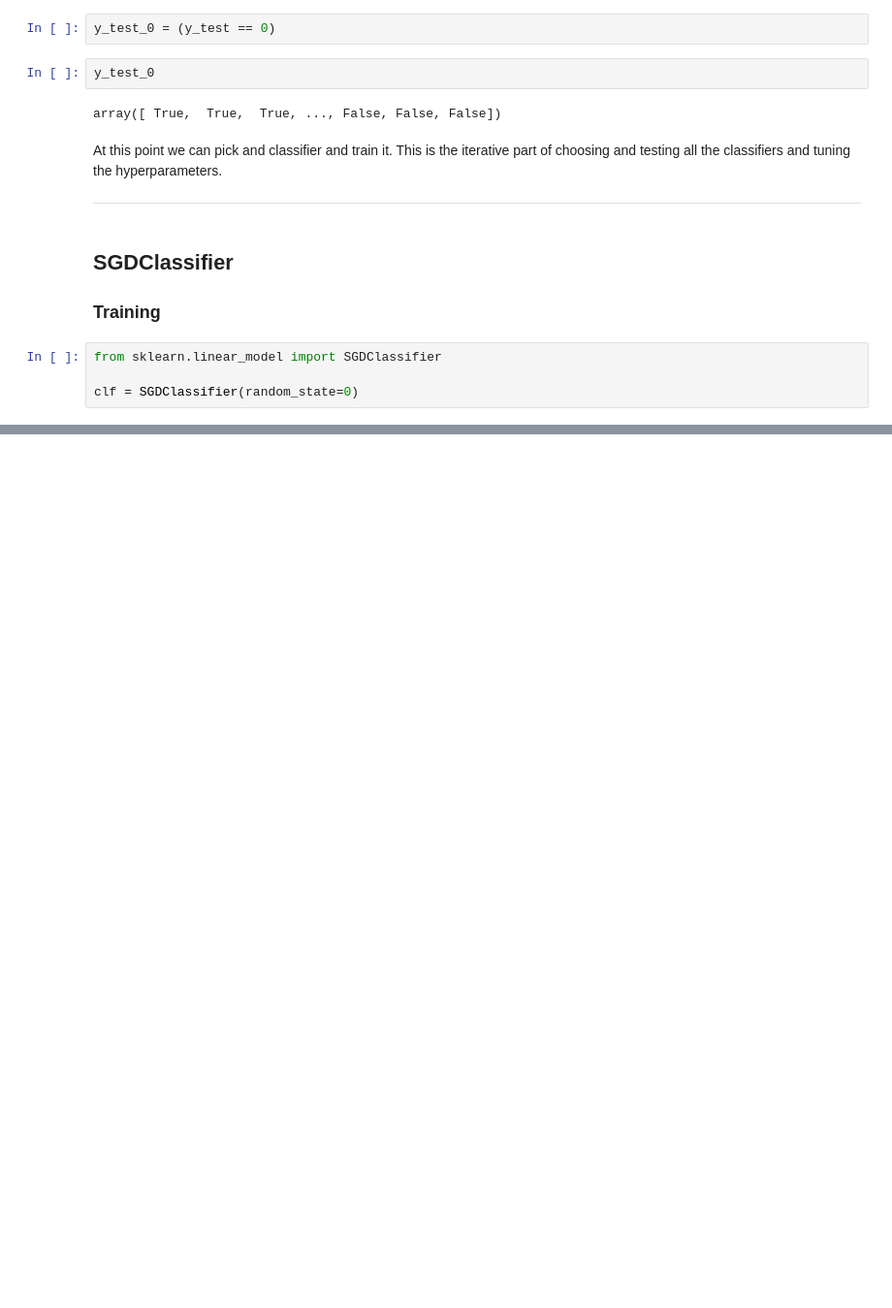
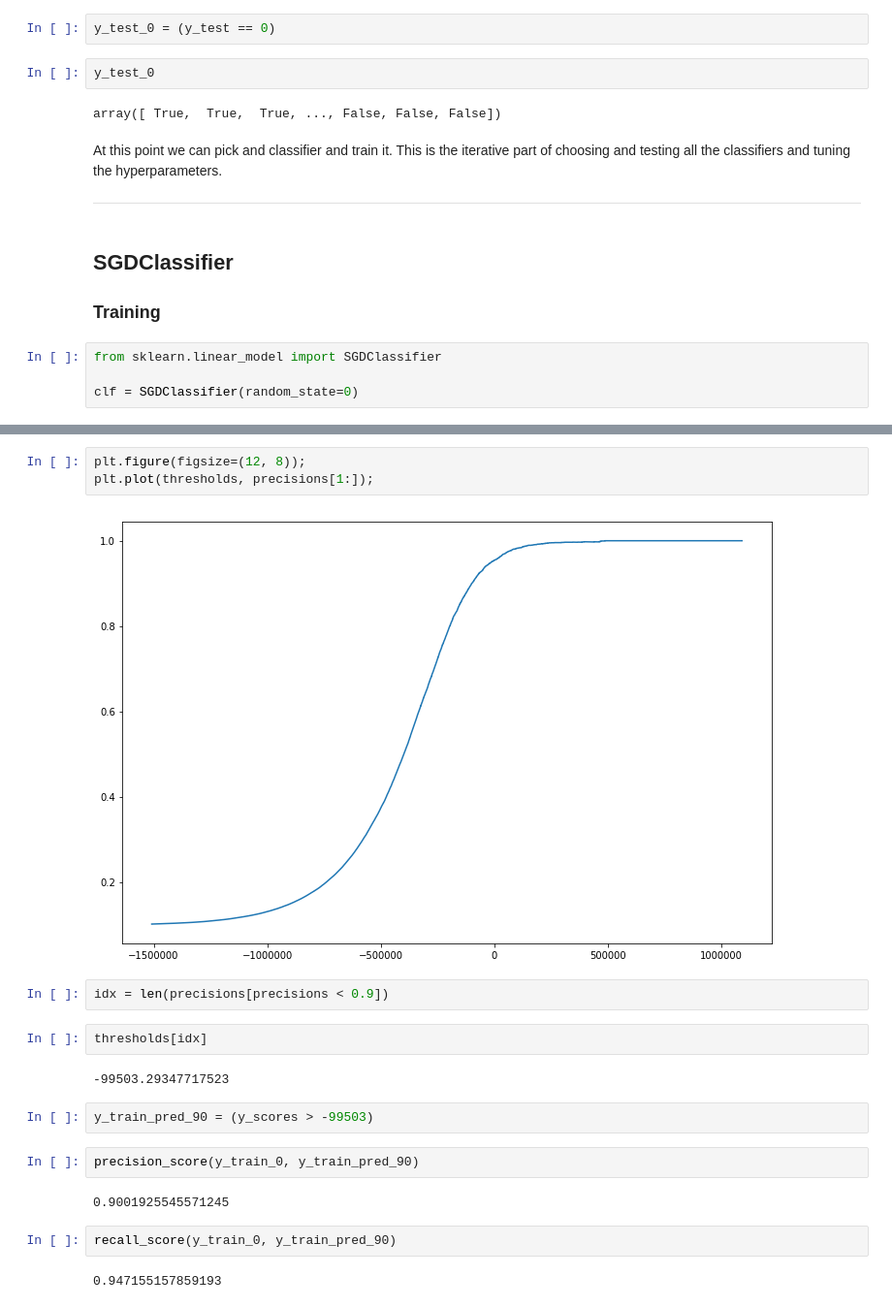
Before and after one commit to jacobskr/ML_Python, a Jupyter notebook: The Complete Machine Learning Course/Projects/Section 4 - Classification/Classification Based Machine Learning Algorithm.ipynb, the cells around one changed output, grey strips where cells are left out. Shown at 97% size. Cells and saved outputs as stored; diff of their text form; blank space fills up the shorter version.

```diff
--- a/The Complete Machine Learning Course/Projects/Section 4 - Classification/Classification Based Machine Learning Algorithm.ipynb
+++ b/The Complete Machine Learning Course/Projects/Section 4 - Classification/Classification Based Machine Learning Algorithm.ipynb
@@ -122,0 +363,21 @@ clf.fit(X_train, y_train)
+# %%
+plt.figure(figsize=(12, 8));
+plt.plot(thresholds, precisions[1:]);
+# %% [output]
+[figure, added]
+# %%
+idx = len(precisions[precisions < 0.9])
+# %%
+thresholds[idx]
+# %% [output]
+-99503.29347717523
+# %%
+y_train_pred_90 = (y_scores > -99503)
+# %%
+precision_score(y_train_0, y_train_pred_90)
+# %% [output]
+0.9001925545571245
+# %%
+recall_score(y_train_0, y_train_pred_90)
+# %% [output]
+0.947155157859193
```
Also changed, not shown: parts of 79 cells of this notebook.
